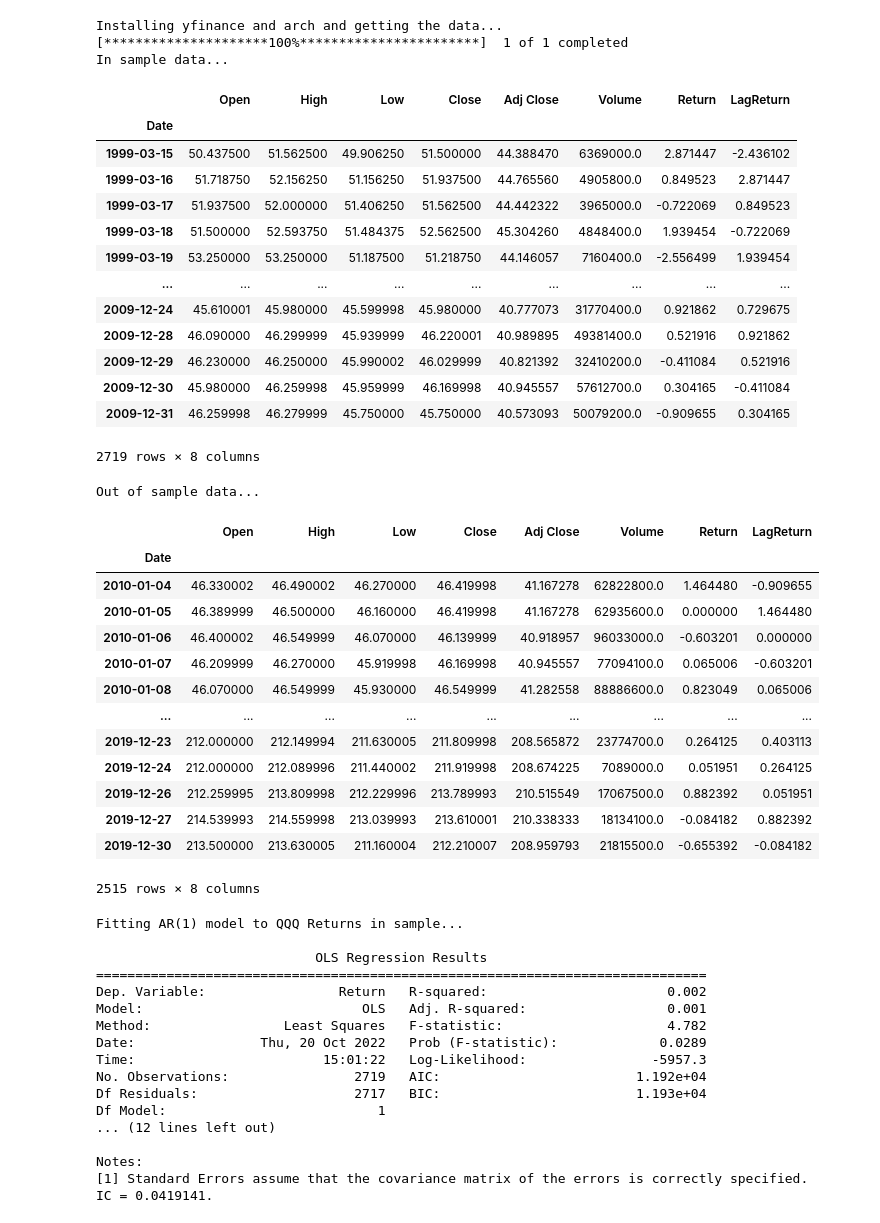
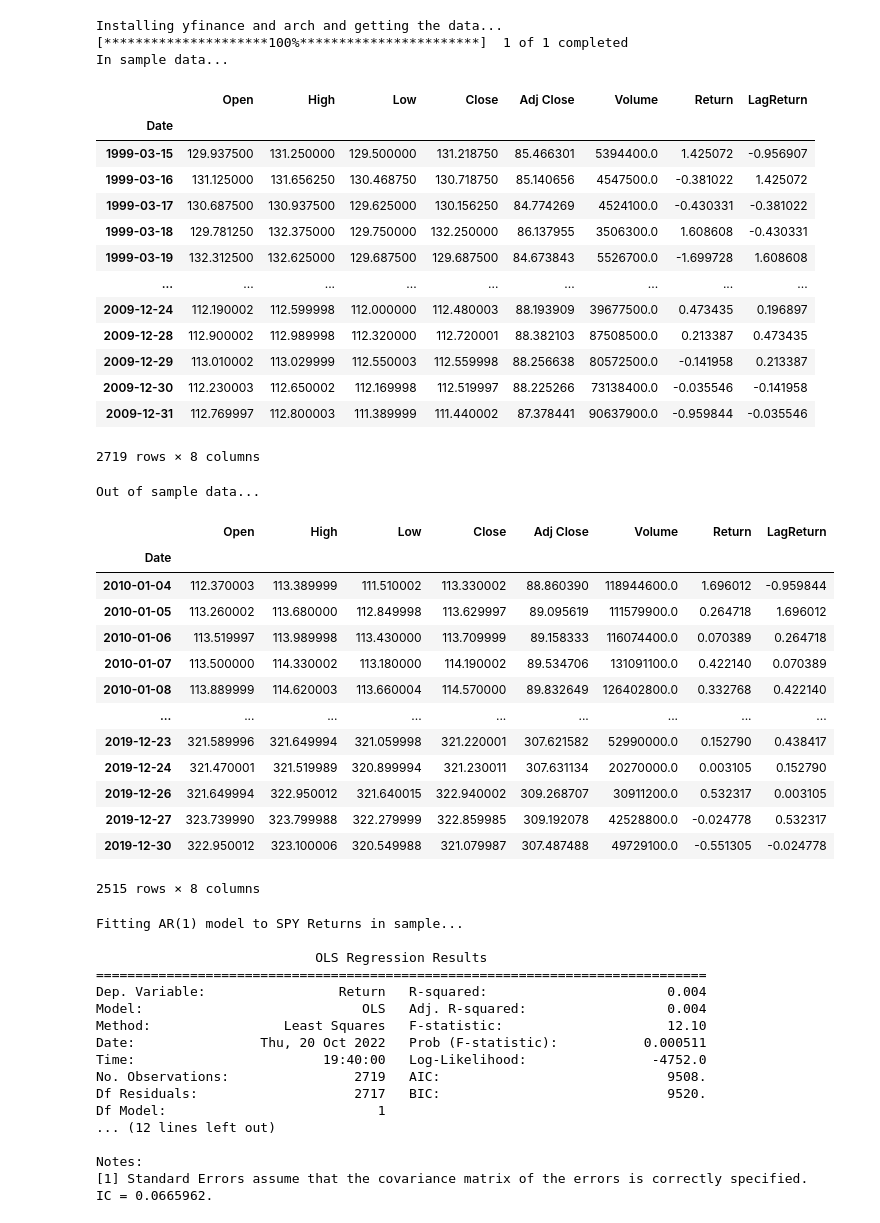
Before and after one commit to Farmhouse121/Wilmott-Articles, a Jupyter notebook: Do_the_Right_Thing.ipynb, the cells around one changed output. Drawn from its saved outputs; the diff is of its cells as text; code cells hidden in the pictures.

```diff
--- a/Do_the_Right_Thing.ipynb
+++ b/Do_the_Right_Thing.ipynb
@@ -7,61 +7,61 @@ print("Installing yfinance and arch and getting the data...")
 from warnings import filterwarnings ; filterwarnings('ignore',category=FutureWarning) # I don't care
 from yfinance import download
 import pandas as pd
 import numpy as np
 import matplotlib.pyplot as pl
 from statsmodels.regression.linear_model import OLS
 from statsmodels.api import add_constant
 from arch.univariate import ARX, GARCH, GeneralizedError
 from datetime import datetime
 from scipy.stats import chi2 as density
 zero,one,two,four,three,five,ten,hundred=0e0,1e0,2e0,3e0,4e0,5e0,1e1,1e2 # some friendly numbers
 half,GoldenRatio=one/two,(one+np.sqrt(five))/two
 
 # get the daily returns from Yahoo! Finance
-ticker='DIA'
+ticker='SPY'
 data=download(ticker,'1999-03-11','2019-12-31')
 data.index=pd.DatetimeIndex(data.index).to_period('B')  # set calendar to business days
-data['Return']=data['Adj Close'].pct_change()*hundred   # compute returns including dividends and splits etc.
+data['Return']=data['Adj Close'].pct_change()*hundred   # compute returns including splits etc.
 data['LagReturn']=data['Return'].shift()                # compute returns lagged by one trading day
 data.dropna(inplace=True)                               # remove any dates that are not properly 'bars', often due to holidays not properly removed
 data.loc[data["Volume"]==0,"Volume"]=np.nan             # change zero volume to NA should it exist
 in_sample,out_sample=data.loc[data.index<='2009-12-31'].copy(),data.loc[data.index>='2010-01-01'].copy()
 print("In sample data...")
 display(in_sample)
 print("Out of sample data...")
 display(out_sample)
 # %% [output]
 Installing yfinance and arch and getting the data...
 [*********************100%***********************]  1 of 1 completed
 In sample data...
 |  | Open | High | Low | Close | Adj Close | Volume | Return | LagReturn |
 | Date |  |  |  |  |  |  |  |  |
-| 1999-03-15 | 50.437500 | 51.562500 | 49.906250 | 51.500000 | 44.388470 | 6369000.0 | 2.871447 | -2.436102 |
-| 1999-03-16 | 51.718750 | 52.156250 | 51.156250 | 51.937500 | 44.765560 | 4905800.0 | 0.849523 | 2.871447 |
-| 1999-03-17 | 51.937500 | 52.000000 | 51.406250 | 51.562500 | 44.442322 | 3965000.0 | -0.722069 | 0.849523 |
-| 1999-03-18 | 51.500000 | 52.593750 | 51.484375 | 52.562500 | 45.304260 | 4848400.0 | 1.939454 | -0.722069 |
-| 1999-03-19 | 53.250000 | 53.250000 | 51.187500 | 51.218750 | 44.146057 | 7160400.0 | -2.556499 | 1.939454 |
+| 1999-03-15 | 129.937500 | 131.250000 | 129.500000 | 131.218750 | 85.466301 | 5394400.0 | 1.425072 | -0.956907 |
+| 1999-03-16 | 131.125000 | 131.656250 | 130.468750 | 130.718750 | 85.140656 | 4547500.0 | -0.381022 | 1.425072 |
+| 1999-03-17 | 130.687500 | 130.937500 | 129.625000 | 130.156250 | 84.774269 | 4524100.0 | -0.430331 | -0.381022 |
+| 1999-03-18 | 129.781250 | 132.375000 | 129.750000 | 132.250000 | 86.137955 | 3506300.0 | 1.608608 | -0.430331 |
+| 1999-03-19 | 132.312500 | 132.625000 | 129.687500 | 129.687500 | 84.673843 | 5526700.0 | -1.699728 | 1.608608 |
 | ... | ... | ... | ... | ... | ... | ... | ... | ... |
-| 2009-12-24 | 45.610001 | 45.980000 | 45.599998 | 45.980000 | 40.777073 | 31770400.0 | 0.921862 | 0.729675 |
-| 2009-12-28 | 46.090000 | 46.299999 | 45.939999 | 46.220001 | 40.989895 | 49381400.0 | 0.521916 | 0.921862 |
-| 2009-12-29 | 46.230000 | 46.250000 | 45.990002 | 46.029999 | 40.821392 | 32410200.0 | -0.411084 | 0.521916 |
-| 2009-12-30 | 45.980000 | 46.259998 | 45.959999 | 46.169998 | 40.945557 | 57612700.0 | 0.304165 | -0.411084 |
-| 2009-12-31 | 46.259998 | 46.279999 | 45.750000 | 45.750000 | 40.573093 | 50079200.0 | -0.909655 | 0.304165 |
+| 2009-12-24 | 112.190002 | 112.599998 | 112.000000 | 112.480003 | 88.193909 | 39677500.0 | 0.473435 | 0.196897 |
+| 2009-12-28 | 112.900002 | 112.989998 | 112.320000 | 112.720001 | 88.382103 | 87508500.0 | 0.213387 | 0.473435 |
+| 2009-12-29 | 113.010002 | 113.029999 | 112.550003 | 112.559998 | 88.256638 | 80572500.0 | -0.141958 | 0.213387 |
+| 2009-12-30 | 112.230003 | 112.650002 | 112.169998 | 112.519997 | 88.225266 | 73138400.0 | -0.035546 | -0.141958 |
+| 2009-12-31 | 112.769997 | 112.800003 | 111.389999 | 111.440002 | 87.378441 | 90637900.0 | -0.959844 | -0.035546 |
 2719 rows × 8 columns
 Out of sample data...
 |  | Open | High | Low | Close | Adj Close | Volume | Return | LagReturn |
 | Date |  |  |  |  |  |  |  |  |
-| 2010-01-04 | 46.330002 | 46.490002 | 46.270000 | 46.419998 | 41.167278 | 62822800.0 | 1.464480 | -0.909655 |
-| 2010-01-05 | 46.389999 | 46.500000 | 46.160000 | 46.419998 | 41.167278 | 62935600.0 | 0.000000 | 1.464480 |
-| 2010-01-06 | 46.400002 | 46.549999 | 46.070000 | 46.139999 | 40.918957 | 96033000.0 | -0.603201 | 0.000000 |
-| 2010-01-07 | 46.209999 | 46.270000 | 45.919998 | 46.169998 | 40.945557 | 77094100.0 | 0.065006 | -0.603201 |
-| 2010-01-08 | 46.070000 | 46.549999 | 45.930000 | 46.549999 | 41.282558 | 88886600.0 | 0.823049 | 0.065006 |
+| 2010-01-04 | 112.370003 | 113.389999 | 111.510002 | 113.330002 | 88.860390 | 118944600.0 | 1.696012 | -0.959844 |
+| 2010-01-05 | 113.260002 | 113.680000 | 112.849998 | 113.629997 | 89.095619 | 111579900.0 | 0.264718 | 1.696012 |
+| 2010-01-06 | 113.519997 | 113.989998 | 113.430000 | 113.709999 | 89.158333 | 116074400.0 | 0.070389 | 0.264718 |
+| 2010-01-07 | 113.500000 | 114.330002 | 113.180000 | 114.190002 | 89.534706 | 131091100.0 | 0.422140 | 0.070389 |
+| 2010-01-08 | 113.889999 | 114.620003 | 113.660004 | 114.570000 | 89.832649 | 126402800.0 | 0.332768 | 0.422140 |
 | ... | ... | ... | ... | ... | ... | ... | ... | ... |
-| 2019-12-23 | 212.000000 | 212.149994 | 211.630005 | 211.809998 | 208.565872 | 23774700.0 | 0.264125 | 0.403113 |
-| 2019-12-24 | 212.000000 | 212.089996 | 211.440002 | 211.919998 | 208.674225 | 7089000.0 | 0.051951 | 0.264125 |
-| 2019-12-26 | 212.259995 | 213.809998 | 212.229996 | 213.789993 | 210.515549 | 17067500.0 | 0.882392 | 0.051951 |
-| 2019-12-27 | 214.539993 | 214.559998 | 213.039993 | 213.610001 | 210.338333 | 18134100.0 | -0.084182 | 0.882392 |
-| 2019-12-30 | 213.500000 | 213.630005 | 211.160004 | 212.210007 | 208.959793 | 21815500.0 | -0.655392 | -0.084182 |
+| 2019-12-23 | 321.589996 | 321.649994 | 321.059998 | 321.220001 | 307.621582 | 52990000.0 | 0.152790 | 0.438417 |
+| 2019-12-24 | 321.470001 | 321.519989 | 320.899994 | 321.230011 | 307.631134 | 20270000.0 | 0.003105 | 0.152790 |
+| 2019-12-26 | 321.649994 | 322.950012 | 321.640015 | 322.940002 | 309.268707 | 30911200.0 | 0.532317 | 0.003105 |
+| 2019-12-27 | 323.739990 | 323.799988 | 322.279999 | 322.859985 | 309.192078 | 42528800.0 | -0.024778 | 0.532317 |
+| 2019-12-30 | 322.950012 | 323.100006 | 320.549988 | 321.079987 | 307.487488 | 49729100.0 | -0.551305 | -0.024778 |
 2515 rows × 8 columns
 # %%
 print("Fitting AR(1) model to %s Returns in sample...\n" % ticker)
@@ -69,23 +69,23 @@ ols_model=OLS(in_sample['Return'],add_constant(in_sample['LagReturn'])).fit()
 print(ols_model.summary())
 print("IC = %g." % np.sqrt(ols_model.rsquared))
 # %% [output]
-Fitting AR(1) model to QQQ Returns in sample...
+Fitting AR(1) model to SPY Returns in sample...
 
                             OLS Regression Results
 ==============================================================================
-Dep. Variable:                 Return   R-squared:                       0.002
-Model:                            OLS   Adj. R-squared:                  0.001
-Method:                 Least Squares   F-statistic:                     4.782
-Date:                Thu, 20 Oct 2022   Prob (F-statistic):             0.0289
-Time:                        15:01:22   Log-Likelihood:                -5957.3
-No. Observations:                2719   AIC:                         1.192e+04
-Df Residuals:                    2717   BIC:                         1.193e+04
+Dep. Variable:                 Return   R-squared:                       0.004
+Model:                            OLS   Adj. R-squared:                  0.004
+Method:                 Least Squares   F-statistic:                     12.10
+Date:                Thu, 20 Oct 2022   Prob (F-statistic):           0.000511
+Time:                        19:40:00   Log-Likelihood:                -4752.0
+No. Observations:                2719   AIC:                             9508.
+Df Residuals:                    2717   BIC:                             9520.
 Df Model:                           1
 ... (12 lines left out)
 
 Notes:
 [1] Standard Errors assume that the covariance matrix of the errors is correctly specified.
-IC = 0.0419141.
+IC = 0.0665962.
 # %%
 print("Fitting AR(1)xAGARCH(1,1) model with GED innovations to Returns in sample...\n")
 model = ARX(in_sample["Return"],lags=1)
```
Also changed, not shown: parts of 3 cells of this notebook.
